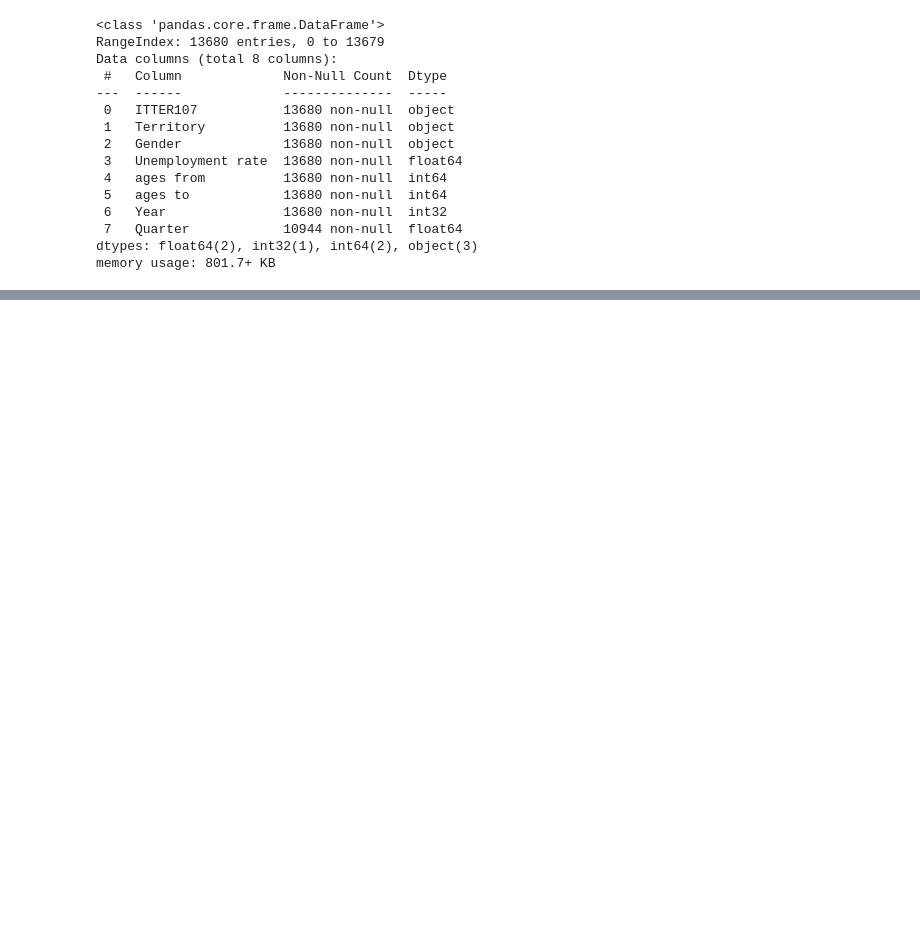
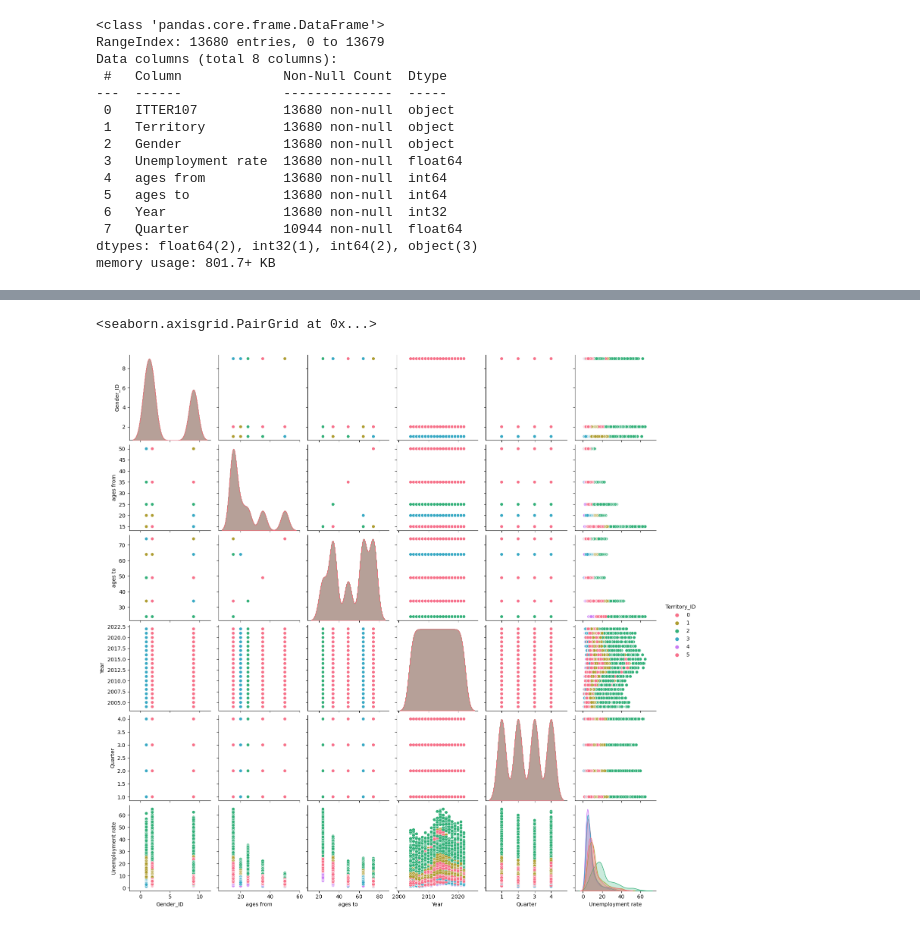
Before and after one commit to OmdenaAI/milan-italy-impact-covid-crimes, a Jupyter notebook: src/tasks/task-2-data-cleaning/unemployment_quarterly.ipynb, the cells around one changed output, grey strips where cells are left out. Saved outputs shown, nothing was run; the diff lists cells and outputs as text; code cells hidden in the pictures; blank space fills up the shorter version.

```diff
--- a/src/tasks/task-2-data-cleaning/unemployment_quarterly.ipynb
+++ b/src/tasks/task-2-data-cleaning/unemployment_quarterly.ipynb
@@ -230,0 +268,5 @@ unemployment_qr.plot(kind='line', figsize=(10, 5), x='Select time', y='Value', c
+# %%
+sns.pairplot(unemployment_qr_clean, hue='Territory_ID', palette='husl')
+# %% [output]
+<seaborn.axisgrid.PairGrid at 0x...>
+[figure, added]
```
Also changed, not shown: parts of 10 cells of this notebook.
